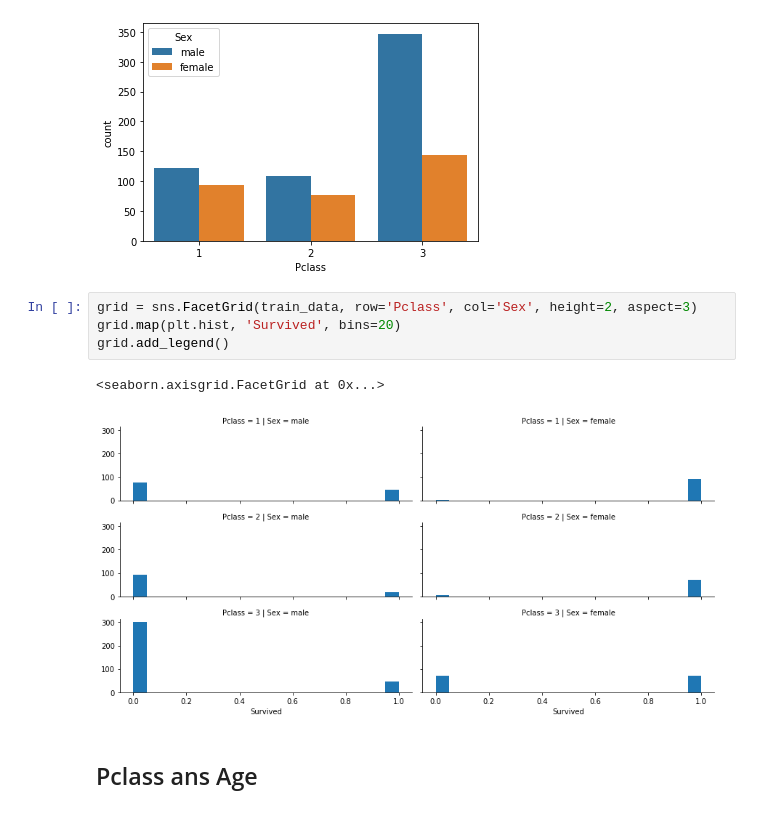
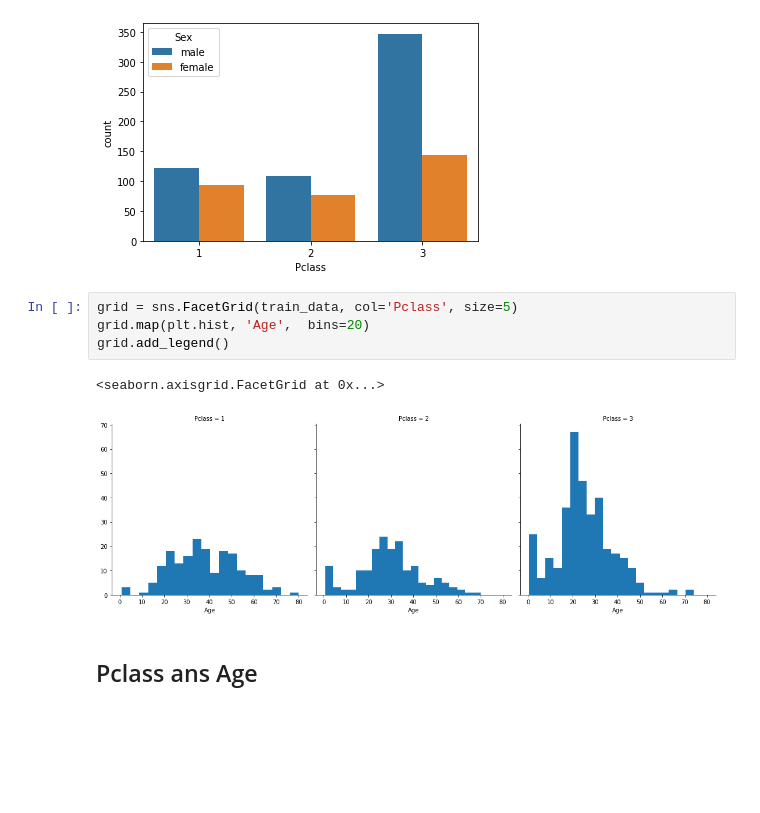
Before and after one commit to predora005/kaggle-practice, a Jupyter notebook: titanic/titanic.ipynb, the cells around one changed output. Cells and saved outputs as stored; diff of their text form; blank space fills up the shorter version.

```diff
--- a/titanic/titanic.ipynb
+++ b/titanic/titanic.ipynb
@@ -277,12 +277,12 @@ sns.countplot(x='Pclass', data=train_data, hue='Sex')
 <matplotlib.axes._subplots.AxesSubplot at 0x...>
 [figure]
 # %%
-grid = sns.FacetGrid(train_data, row='Pclass', col='Sex', height=2, aspect=3)
-grid.map(plt.hist, 'Survived', bins=20)
+grid = sns.FacetGrid(train_data, col='Pclass', size=5)
+grid.map(plt.hist, 'Age',  bins=20)
 grid.add_legend()
 # %% [output]
 <seaborn.axisgrid.FacetGrid at 0x...>
-[figure, old version]
+[figure, new version]
 # %% [markdown]
 ## Pclass ans Age
 # %%
```
Also changed, not shown: parts of 13 cells of this notebook.
